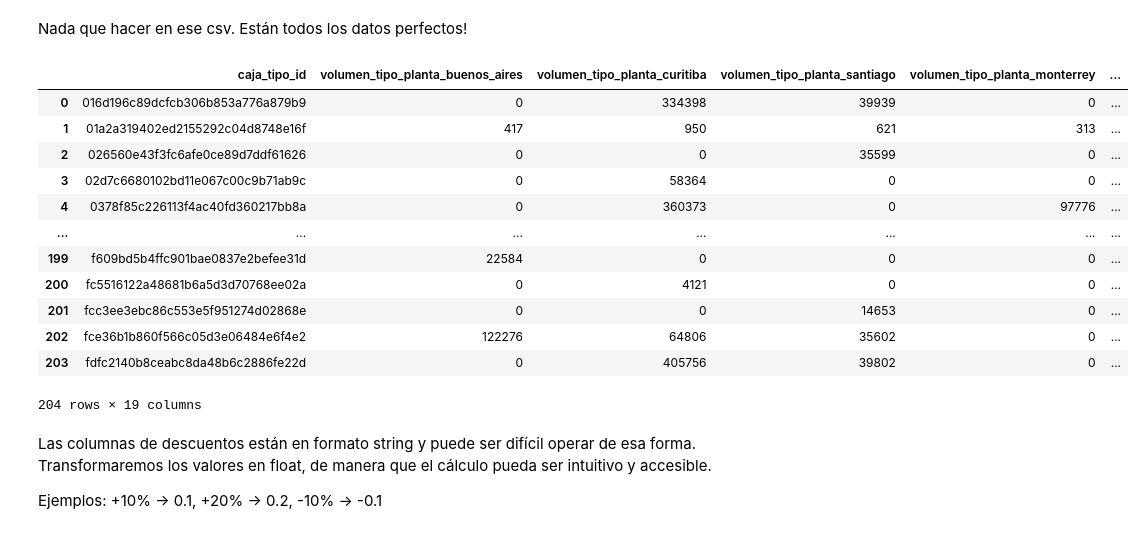
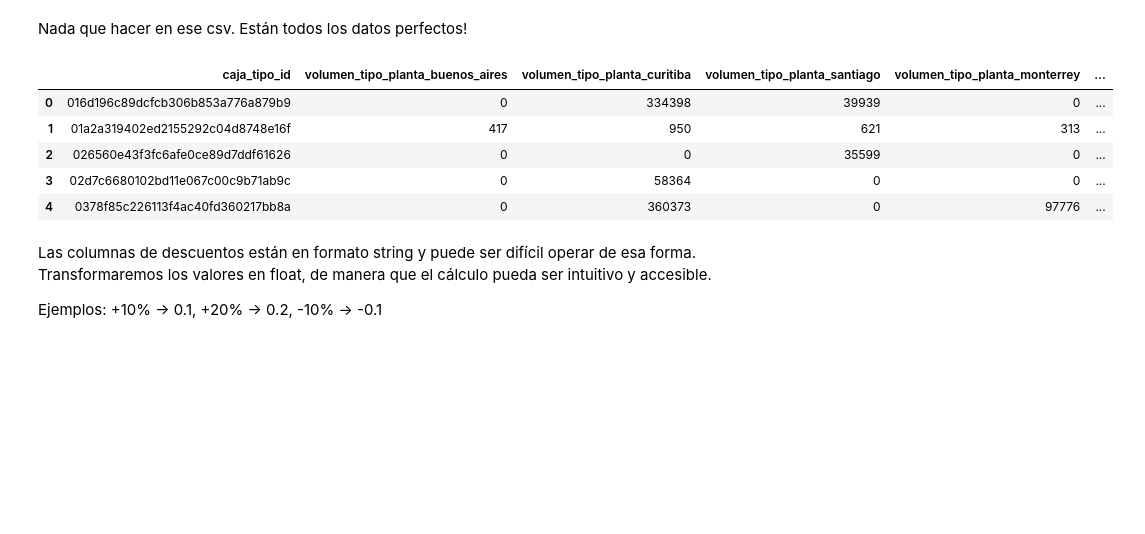
Before and after one commit to demianelnecave/AlixPartners-Competencia-Datos, a Jupyter notebook: 1.limpieza-datos.ipynb, the cells around one changed output. Saved outputs shown, nothing was run; the diff lists cells and outputs as text; code cells hidden in the pictures; blank space fills up the shorter version.

```diff
--- a/1.limpieza-datos.ipynb
+++ b/1.limpieza-datos.ipynb
@@ -90,21 +93,14 @@ operaciones_planta
 # %% [markdown]
 Nada que hacer en ese csv. Están todos los datos perfectos!
 # %%
-procurement_cajas
+procurement_cajas.head()
 # %% [output]
 |  | caja_tipo_id | volumen_tipo_planta_buenos_aires | volumen_tipo_planta_curitiba | volumen_tipo_planta_santiago | volumen_tipo_planta_monterrey | ... |
 | 0 | 016d196c89dcfcb306b853a776a879b9 | 0 | 334398 | 39939 | 0 | ... |
 | 1 | 01a2a319402ed2155292c04d8748e16f | 417 | 950 | 621 | 313 | ... |
 | 2 | 026560e43f3fc6afe0ce89d7ddf61626 | 0 | 0 | 35599 | 0 | ... |
 | 3 | 02d7c6680102bd11e067c00c9b71ab9c | 0 | 58364 | 0 | 0 | ... |
 | 4 | 0378f85c226113f4ac40fd360217bb8a | 0 | 360373 | 0 | 97776 | ... |
-| ... | ... | ... | ... | ... | ... | ... |
-| 199 | f609bd5b4ffc901bae0837e2befee31d | 22584 | 0 | 0 | 0 | ... |
-| 200 | fc5516122a48681b6a5d3d70768ee02a | 0 | 4121 | 0 | 0 | ... |
-| 201 | fcc3ee3ebc86c553e5f951274d02868e | 0 | 0 | 14653 | 0 | ... |
-| 202 | fce36b1b860f566c05d3e06484e6f4e2 | 122276 | 64806 | 35602 | 0 | ... |
-| 203 | fdfc2140b8ceabc8da48b6c2886fe22d | 0 | 405756 | 39802 | 0 | ... |
-204 rows × 19 columns
 # %% [markdown]
 Las columnas de descuentos están en formato string y puede ser difícil operar de esa forma. Transformaremos los valores en float, de manera que el cálculo pueda ser intuitivo y accesible.
 
```
Also changed, not shown: parts of 5 cells of this notebook, 1 other file.
